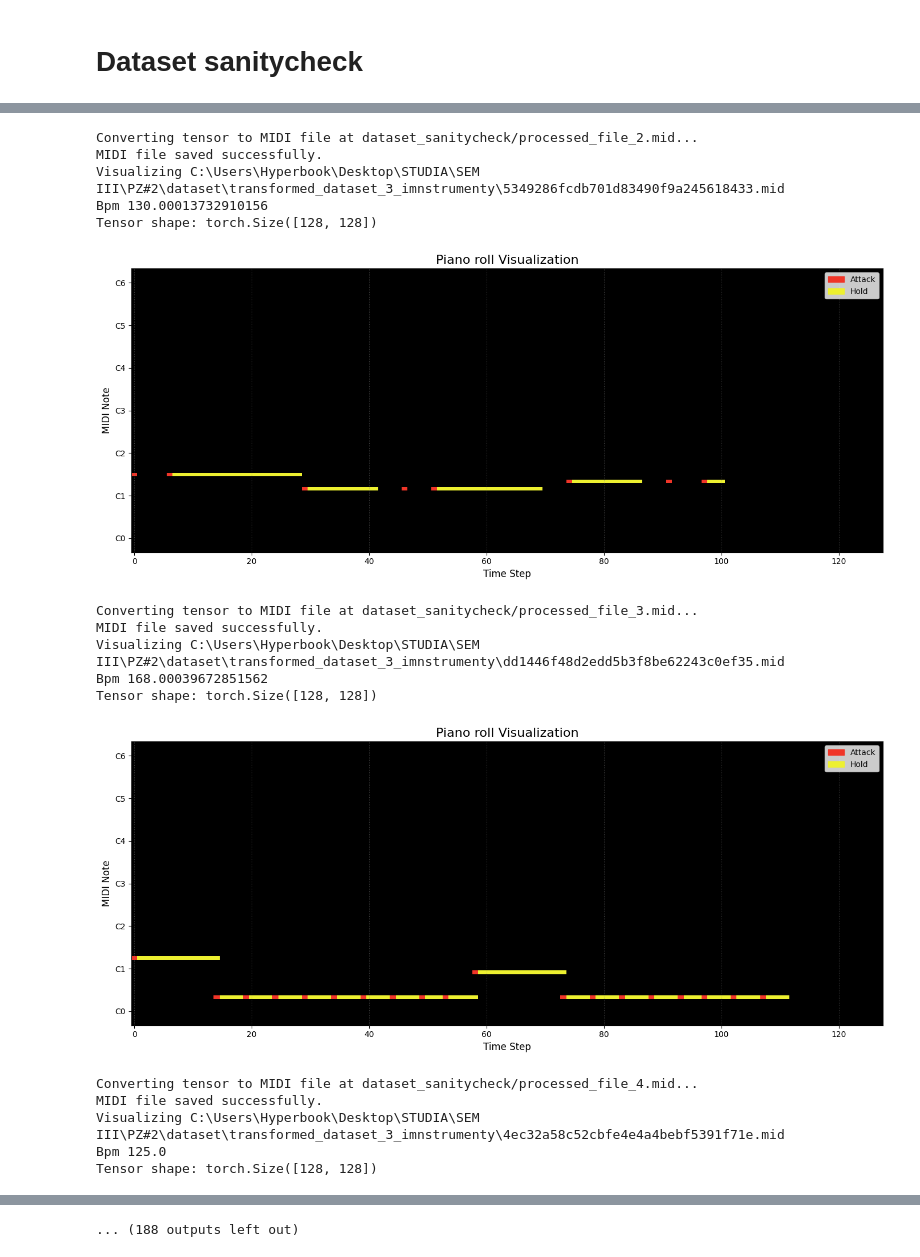
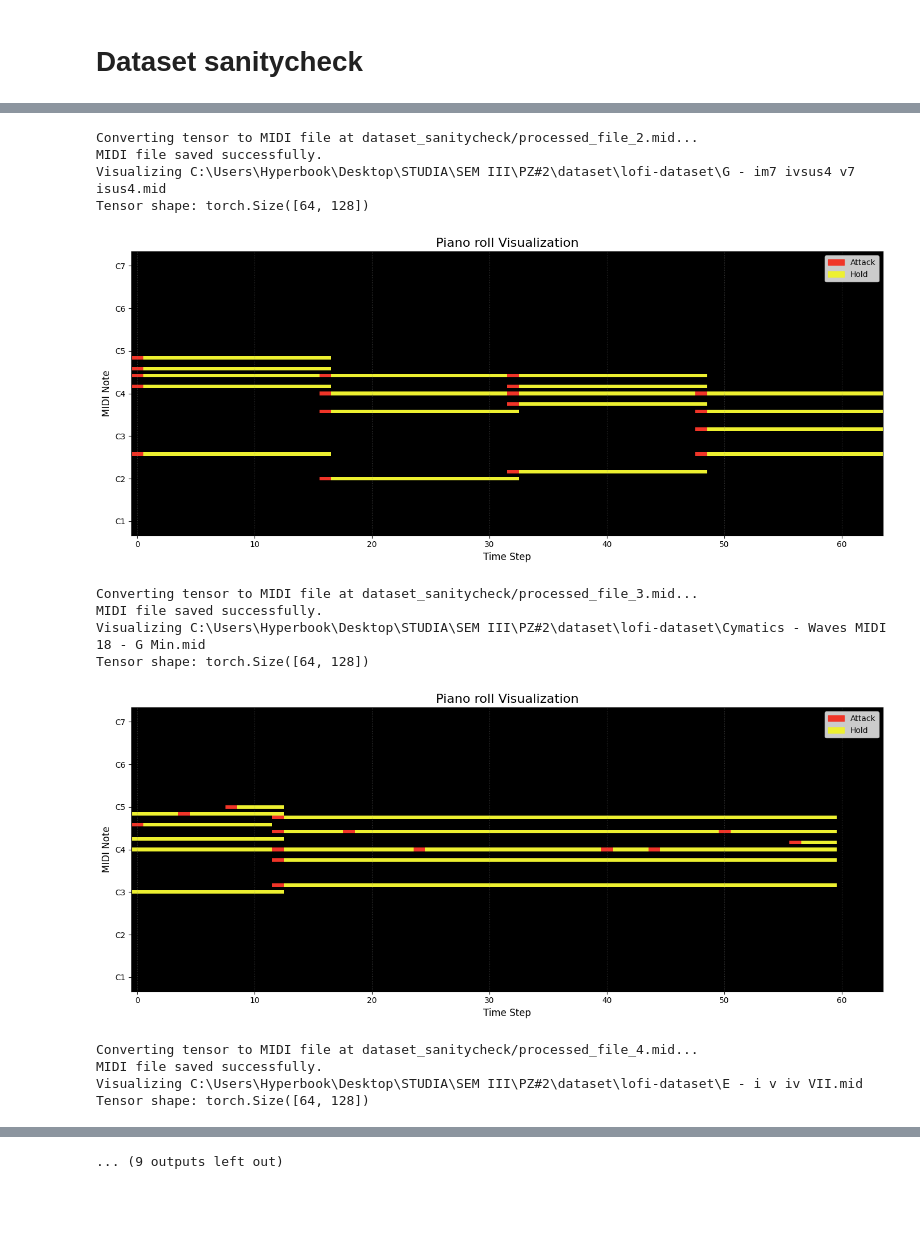
Before and after one commit to ziemmi13/Lofi-MIDI-VAE-generator, a Jupyter notebook: model/Dataset sanitycheck.ipynb, the cells around one changed output, grey strips where cells are left out. Saved outputs shown, nothing was run; the diff lists cells and outputs as text; code cells hidden in the pictures; blank space fills up the shorter version.

```diff
--- a/model/Dataset sanitycheck.ipynb
+++ b/model/Dataset sanitycheck.ipynb
@@ -14,6 +11,6 @@ The autoreload extension is already loaded. To reload it, use:
 # %%
-dataset = MidiDataset(midi_dir=r"C:\Users\Hyperbook\Desktop\STUDIA\SEM III\PZ#2\dataset\transformed_dataset_3_imnstrumenty",
-                      metadata_csv_path=r"C:\Users\Hyperbook\Desktop\STUDIA\SEM III\PZ#2\dataset\midi_metadata_dla_3_instrumentow.csv",
+dataset = MidiDataset(midi_dir=r"C:\Users\Hyperbook\Desktop\STUDIA\SEM III\PZ#2\dataset\lofi-dataset",
+                    #   metadata_csv_path=r"C:\Users\Hyperbook\Desktop\STUDIA\SEM III\PZ#2\dataset\midi_metadata_dla_3_instrumentow.csv",
                       num_bars=NUM_BARS,
                       steps_per_bar=STEPS_PER_BAR,
                       verbose=True)
@@ -24,9 +21,8 @@ Successfully extracted 268555 segments from 4084 files.
 # %%
-for i in range(100):
+for i in range(10):
     random_num = random.randint(0, len(dataset)-1)
-    pianoroll, bpm, filepath = dataset[random_num]
+    pianoroll, filepath = dataset[random_num]
     print(f"Visualizing {filepath}")
-    print(f"Bpm {bpm}")
     print(f"Tensor shape: {pianoroll.shape}")
     dataset.visualize(pianoroll)
     tensor_to_midi(pianoroll, output_path=f"dataset_sanitycheck/processed_file_{i}.mid")
@@ -50,17 +43,14 @@ Tensor shape: torch.Size([128, 128])
 Converting tensor to MIDI file at dataset_sanitycheck/processed_file_2.mid...
 MIDI file saved successfully.
-Visualizing C:\Users\Hyperbook\Desktop\STUDIA\SEM III\PZ#2\dataset\transformed_dataset_3_imnstrumenty\5349286fcdb701d83490f9a245618433.mid
-Bpm 130.00013732910156
-Tensor shape: torch.Size([128, 128])
+Visualizing C:\Users\Hyperbook\Desktop\STUDIA\SEM III\PZ#2\dataset\lofi-dataset\G - im7 ivsus4 v7 isus4.mid
+Tensor shape: torch.Size([64, 128])
-[figure, old version]
+[figure, new version]
 Converting tensor to MIDI file at dataset_sanitycheck/processed_file_3.mid...
 MIDI file saved successfully.
-Visualizing C:\Users\Hyperbook\Desktop\STUDIA\SEM III\PZ#2\dataset\transformed_dataset_3_imnstrumenty\dd1446f48d2edd5b3f8be62243c0ef35.mid
-Bpm 168.00039672851562
-Tensor shape: torch.Size([128, 128])
+Visualizing C:\Users\Hyperbook\Desktop\STUDIA\SEM III\PZ#2\dataset\lofi-dataset\Cymatics - Waves MIDI 18 - G Min.mid
+Tensor shape: torch.Size([64, 128])
-[figure, old version]
+[figure, new version]
 Converting tensor to MIDI file at dataset_sanitycheck/processed_file_4.mid...
 MIDI file saved successfully.
-Visualizing C:\Users\Hyperbook\Desktop\STUDIA\SEM III\PZ#2\dataset\transformed_dataset_3_imnstrumenty\4ec32a58c52cbfe4e4a4bebf5391f71e.mid
-Bpm 125.0
-Tensor shape: torch.Size([128, 128])
+Visualizing C:\Users\Hyperbook\Desktop\STUDIA\SEM III\PZ#2\dataset\lofi-dataset\E - i v iv VII.mid
+Tensor shape: torch.Size([64, 128])
@@ -68 +58 @@ Tensor shape: torch.Size([128, 128])
-... (188 outputs left out)
+... (9 outputs left out)
```
Also changed, not shown: parts of 3 cells of this notebook, 12 other files.
